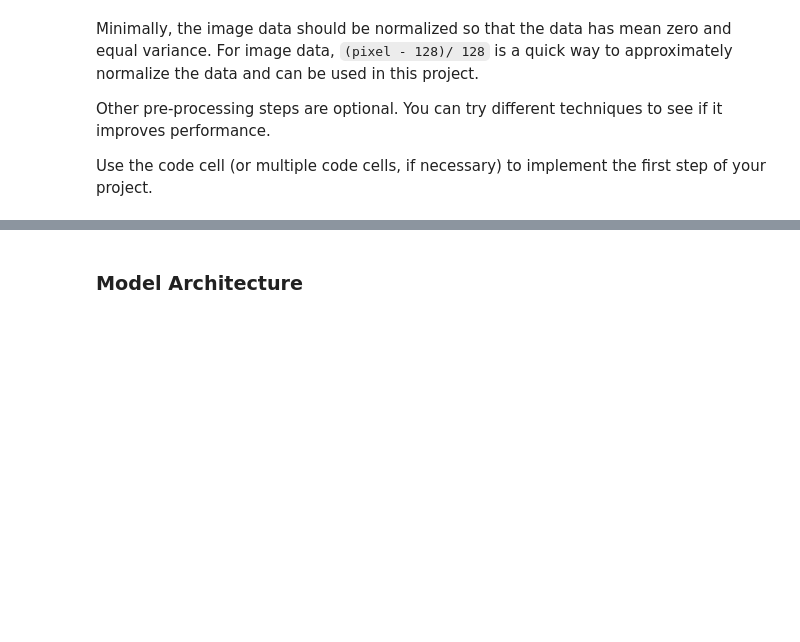
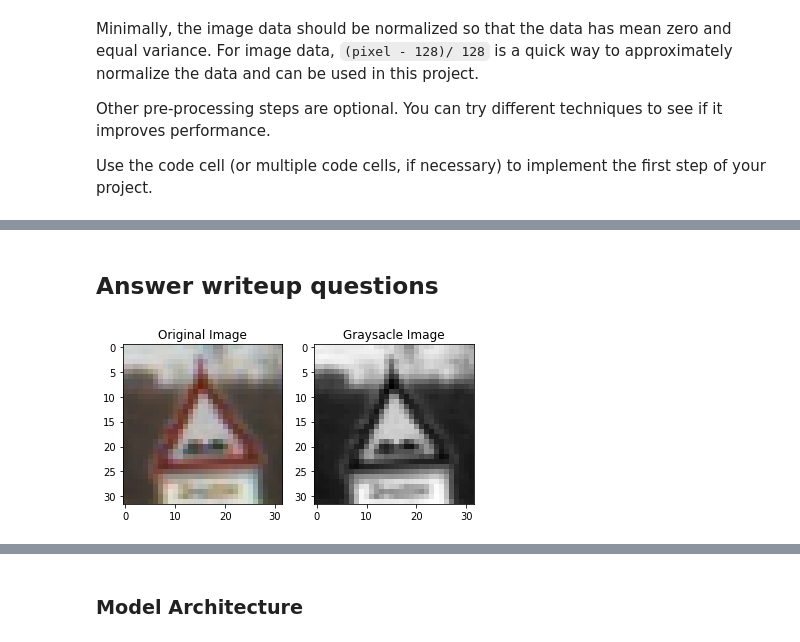
Before and after one commit to RenSilvaAU/CarND-Traffic-Sign-Classifier-Project, a Jupyter notebook: Traffic_Sign_Classifier.ipynb, the cells around one changed output, grey strips where cells are left out. Cells and saved outputs as stored; diff of their text form; code cells hidden in the pictures; blank space fills up the shorter version.

```diff
--- a/Traffic_Sign_Classifier.ipynb
+++ b/Traffic_Sign_Classifier.ipynb
@@ -397,3 +403,25 @@ def preprocess_images(X):
 
     # convert to np array, divide by 255 (normalise) and add a new axis to feed to tensorflow
     return  ( (np.array(result, dtype='float32') - 128) / 128) [:,:,:,np.newaxis]
+# %% [markdown]
+## Answer writeup questions
+# %%
+## show a random image with its respective random noise
+from random import randint
+
+random_img = X_train[randint(0,len(X_train))]
+random_img_gray = cv2.cvtColor(random_img, cv2.COLOR_BGR2GRAY)
+
+
+plt.figure(figsize=(20,10))
+plt.subplot(1,6,3)
+plt.title("Original Image")
+plt.imshow(random_img)
+
+plt.subplot(1,6,4)
+plt.title("Graysacle Image")
+plt.imshow(random_img_gray,cmap='gray')
+
+plt.show()
+# %% [output]
+[figure, added]
```
Also changed, not shown: parts of 22 cells of this notebook, 42 other files.
